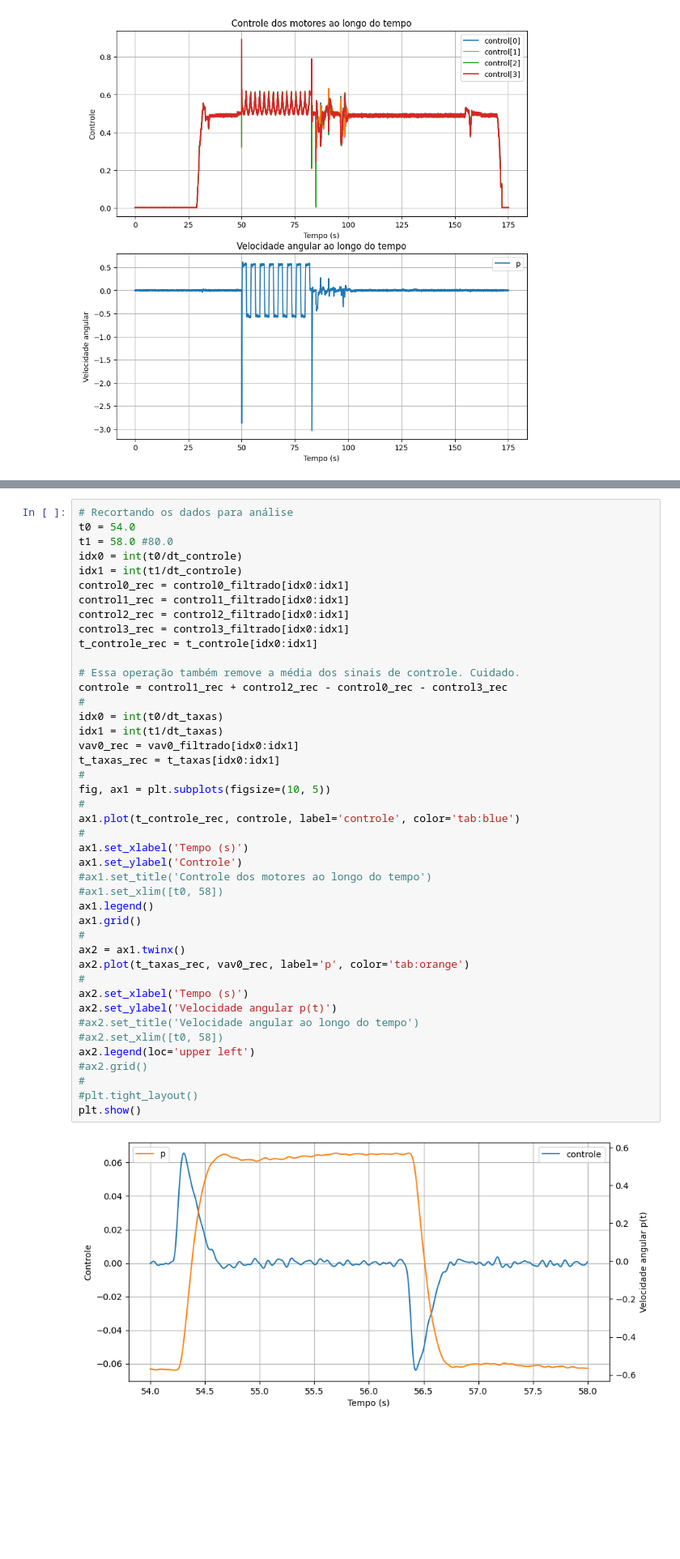
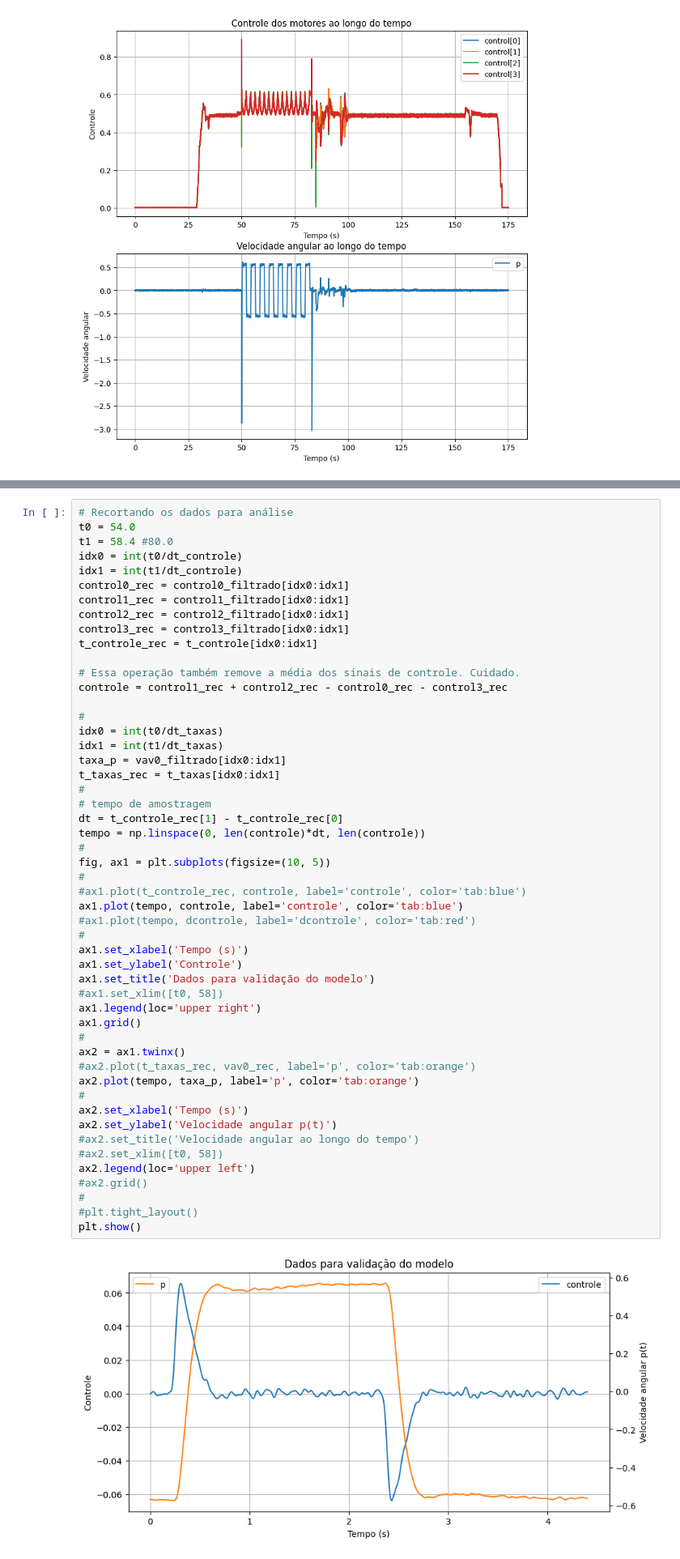
Before and after one commit to dferruzzo/mavdsk-python, a Jupyter notebook: identificação_e validação_de_sistemas.ipynb, the cells around one changed output, grey strips where cells are left out. Shown at 81% size. Cells and saved outputs as stored; diff of their text form; blank space fills up the shorter version.

Commit message:
ajuste de parãmetros do modelo. Em andamento.

```diff
--- a/identificação_e validação_de_sistemas.ipynb
+++ b/identificação_e validação_de_sistemas.ipynb
@@ -220,7 +232,7 @@ plt.show()
 # %%
 # Recortando os dados para análise
 t0 = 54.0
-t1 = 58.0 #80.0
+t1 = 58.4 #80.0
 idx0 = int(t0/dt_controle)
 idx1 = int(t1/dt_controle)
 control0_rec = control0_filtrado[idx0:idx1]
@@ -229,36 +241,44 @@ control2_rec = control2_filtrado[idx0:idx1]
 control3_rec = control3_filtrado[idx0:idx1]
 t_controle_rec = t_controle[idx0:idx1]
 
 # Essa operação também remove a média dos sinais de controle. Cuidado.
 controle = control1_rec + control2_rec - control0_rec - control3_rec
+
 #
 idx0 = int(t0/dt_taxas)
 idx1 = int(t1/dt_taxas)
-vav0_rec = vav0_filtrado[idx0:idx1]
+taxa_p = vav0_filtrado[idx0:idx1]
 t_taxas_rec = t_taxas[idx0:idx1]
+#
+# tempo de amostragem
+dt = t_controle_rec[1] - t_controle_rec[0]
+tempo = np.linspace(0, len(controle)*dt, len(controle))
 #
 fig, ax1 = plt.subplots(figsize=(10, 5))
 #
-ax1.plot(t_controle_rec, controle, label='controle', color='tab:blue')
+#ax1.plot(t_controle_rec, controle, label='controle', color='tab:blue')
+ax1.plot(tempo, controle, label='controle', color='tab:blue')
+#ax1.plot(tempo, dcontrole, label='dcontrole', color='tab:red')
 #
 ax1.set_xlabel('Tempo (s)')
 ax1.set_ylabel('Controle')
-#ax1.set_title('Controle dos motores ao longo do tempo')
+ax1.set_title('Dados para validação do modelo')
 #ax1.set_xlim([t0, 58])
-ax1.legend()
+ax1.legend(loc='upper right')
 ax1.grid()
 #
 ax2 = ax1.twinx()
-ax2.plot(t_taxas_rec, vav0_rec, label='p', color='tab:orange')
+#ax2.plot(t_taxas_rec, vav0_rec, label='p', color='tab:orange')
+ax2.plot(tempo, taxa_p, label='p', color='tab:orange')
 #
 ax2.set_xlabel('Tempo (s)')
 ax2.set_ylabel('Velocidade angular p(t)')
 #ax2.set_title('Velocidade angular ao longo do tempo')
 #ax2.set_xlim([t0, 58])
 ax2.legend(loc='upper left')
 #ax2.grid()
 #
 #plt.tight_layout()
 plt.show()
 # %% [output]
-[figure, old version]
+[figure, new version]
```
Also changed, not shown: parts of 14 cells of this notebook.
